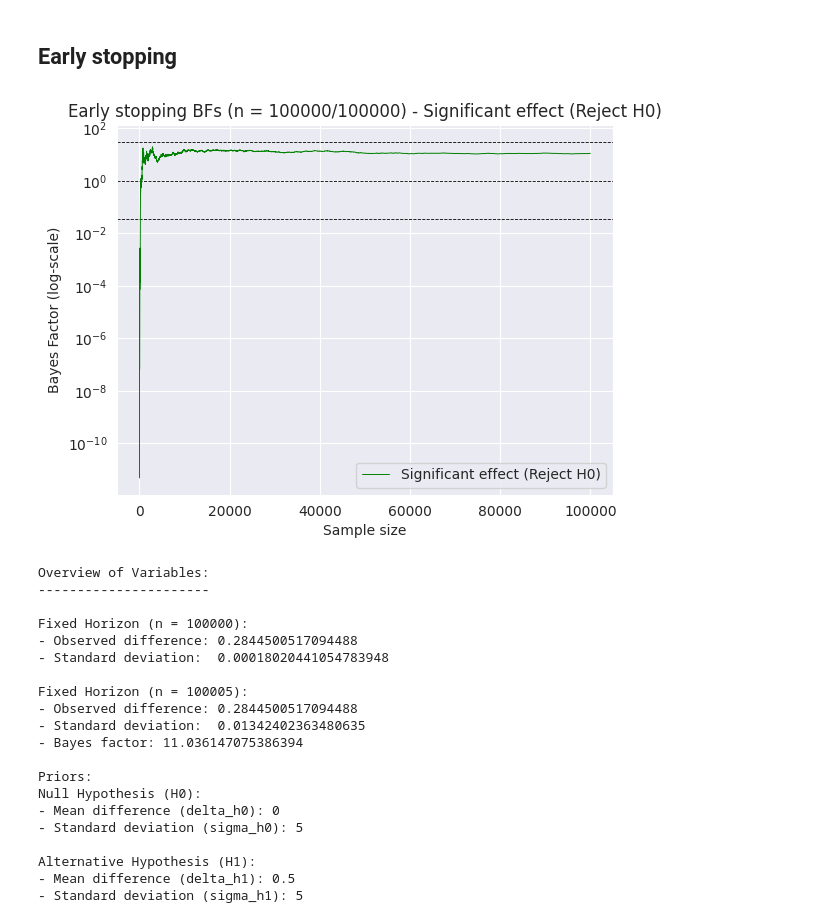
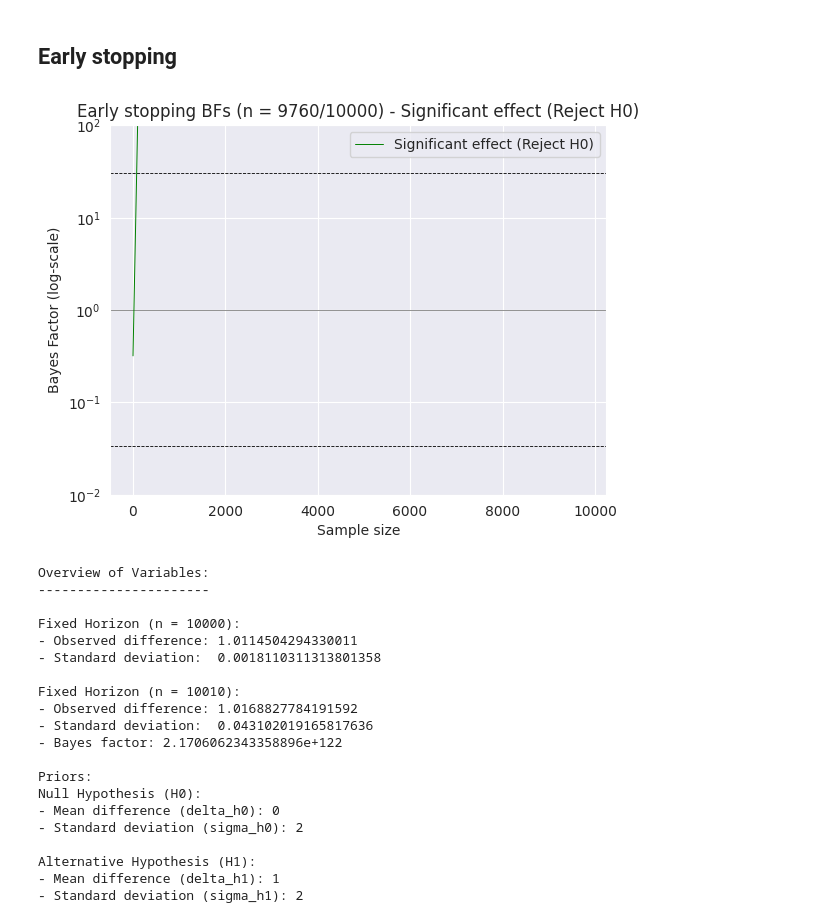
Before and after one commit to Richie-Lee/Bayesian_AB_Test, a Jupyter notebook: Bayesian_AB_Continuous_Deng_Wan_version.ipynb, the cells around one changed output. Cells and saved outputs as stored; diff of their text form; code cells hidden in the pictures.

```diff
--- a/Bayesian_AB_Continuous_Deng_Wan_version.ipynb
+++ b/Bayesian_AB_Continuous_Deng_Wan_version.ipynb
@@ -20,8 +20,8 @@ _colors = plt.rcParams['axes.prop_cycle'].by_key()['color']
 # %%
 np.random.seed(5)
 true_mean_C, true_sigma_C = 20, 3 # Parameters for Group C (Control)
-true_mean_T, true_sigma_T = 20.3, 3 # Parameters for Group T (Treatment)
-N = 100000
+true_mean_T, true_sigma_T = 21, 3 # Parameters for Group T (Treatment)
+N = 10000
 
 data_C = np.random.normal(true_mean_C, true_sigma_C, N)
 data_T = np.random.normal(true_mean_T, true_sigma_T, N)
@@ -179,3 +179,37 @@ def bayes_factor2(y, mu_h0, sigma_h0, mu_h1, sigma_h1, sigma):
     BF = (p_y_h1 / p_y_h0) * normalizing_ratio * variance_ratio * exp_term
 
     return BF
+# %%
+import numpy as np
+from scipy.stats import norm
+
+def phi(x):
+    """Cumulative distribution function for the standard normal distribution."""
+    return norm.cdf(x)
+
+def bayes_factor3(y, mu_h0, sigma_h0, mu_h1, sigma_h1, sigma):
+    """Compute the Bayes Factor given the data and hypotheses."""
+
+    # Compute updated means and standard deviations for H0 and H1
+    mu_0_prime = (y * sigma_h0**2 + mu_h0 * sigma**2) / (sigma_h0**2 + sigma**2)
+    mu_1_prime = (y * sigma_h1**2 + mu_h1 * sigma**2) / (sigma_h1**2 + sigma**2)
+    sigma_0_prime = np.sqrt(1 / (1/sigma_h0**2 + 1/sigma**2))
+    sigma_1_prime = np.sqrt(1 / (1/sigma_h1**2 + 1/sigma**2))
+
+    # Compute marginal likelihood under H0 and H1 using the updated means and std deviations
+    p_y_h0 = phi((y - mu_0_prime) / sigma_0_prime)
+    p_y_h1 = phi((y - mu_1_prime) / sigma_1_prime)
+
+    # Ratio of the normalizing constants (needs to be double-checked with the specific model in mind)
+    normalizing_ratio = phi(mu_0_prime / sigma_0_prime) / phi(mu_h0 / sigma_h0)
+
+    # Variance ratio
+    variance_ratio = (sigma_0_prime / sigma_h0) / (sigma_1_prime / sigma_h1)
+
+    # Exponential term using updated means
+    exp_term = np.exp((mu_1_prime**2 / (2 * sigma_1_prime**2)) - (mu_0_prime**2 / (2 * sigma_0_prime**2)))
+
+    # Compute Bayes Factor
+    BF = (p_y_h1 / p_y_h0) * normalizing_ratio * variance_ratio * exp_term
+
+    return BF
@@ -224,7 +326,7 @@ Alternative Hypothesis (H1):
 # %%
 # Settings
 k = 30
-interim_test_interval = 5
+interim_test_interval = 250
 print_es_progress = False # Print progress
 
 # Initialise
@@ -239,7 +341,7 @@ while n_observed <= N:
     sigma_n = np.sqrt(sigma_n)
 
     # Get & store (beta) Bayes Factor
-    bf = bayes_factor2(delta_n, delta_h0, sigma_h0, delta_h1, sigma_h1, sigma_n)
+    bf = bayes_factor4(delta_n, delta_h0, sigma_h0, delta_h1, sigma_h1, sigma_n)
     interim_tests.append((n_observed, bf))
 
     # option to print progress if desired
@@ -255,7 +357,7 @@ while n_observed <= N:
 # %%
 def plot_early_stopping(interim_tests):
     # plot stopping criteria
-    plt.axhline(y = 1, color = "black", linestyle = "--", linewidth = "0.6")
+    plt.axhline(y = 1, color = "grey", linewidth = "0.6")
     plt.axhline(y = k, color = "black", linestyle = "--", linewidth = "0.6")
     plt.axhline(y = 1/k, color = "black", linestyle = "--", linewidth = "0.6")
 
@@ -276,52 +378,53 @@ def plot_early_stopping(interim_tests):
     plt.ylabel("Bayes Factor (log-scale)")
     plt.legend()
     plt.title(f"Early stopping BFs (n = {interim_tests[-1][0]}/{N}) - {conclusion}")
+    plt.ylim(0.01, 100)
     plt.show()
 
 plot_early_stopping(interim_tests)
 
 # Source data
 print(f"""
 Overview of Variables:
 ----------------------
 
 Fixed Horizon (n = {N}):
 - Observed difference: {delta}
 - Standard deviation:  {sigma}
 
 Fixed Horizon (n = {n_observed}):
 - Observed difference: {delta_n}
 - Standard deviation:  {sigma_n}
 - Bayes factor: {bf}
 
 Priors:
 Null Hypothesis (H0):
 - Mean difference (delta_h0): {delta_h0}
 - Standard deviation (sigma_h0): {sigma_h0}
 
 Alternative Hypothesis (H1):
 - Mean difference (delta_h1): {delta_h1}
 - Standard deviation (sigma_h1): {sigma_h1}
 """)
 # %% [output]
-[figure, old version]
+[figure, new version]
 Overview of Variables:
 ----------------------
 
-Fixed Horizon (n = 100000):
-- Observed difference: 0.2844500517094488
-- Standard deviation:  0.00018020441054783948
+Fixed Horizon (n = 10000):
+- Observed difference: 1.0114504294330011
+- Standard deviation:  0.0018110311313801358
 
-Fixed Horizon (n = 100005):
-- Observed difference: 0.2844500517094488
-- Standard deviation:  0.01342402363480635
-- Bayes factor: 11.036147075386394
+Fixed Horizon (n = 10010):
+- Observed difference: 1.0168827784191592
+- Standard deviation:  0.043102019165817636
+- Bayes factor: 2.1706062343358896e+122
 
 Priors:
 Null Hypothesis (H0):
 - Mean difference (delta_h0): 0
-- Standard deviation (sigma_h0): 5
+- Standard deviation (sigma_h0): 2
 
 Alternative Hypothesis (H1):
-- Mean difference (delta_h1): 0.5
-- Standard deviation (sigma_h1): 5
+- Mean difference (delta_h1): 1
+- Standard deviation (sigma_h1): 2
```
Also changed, not shown: parts of 6 cells of this notebook.
